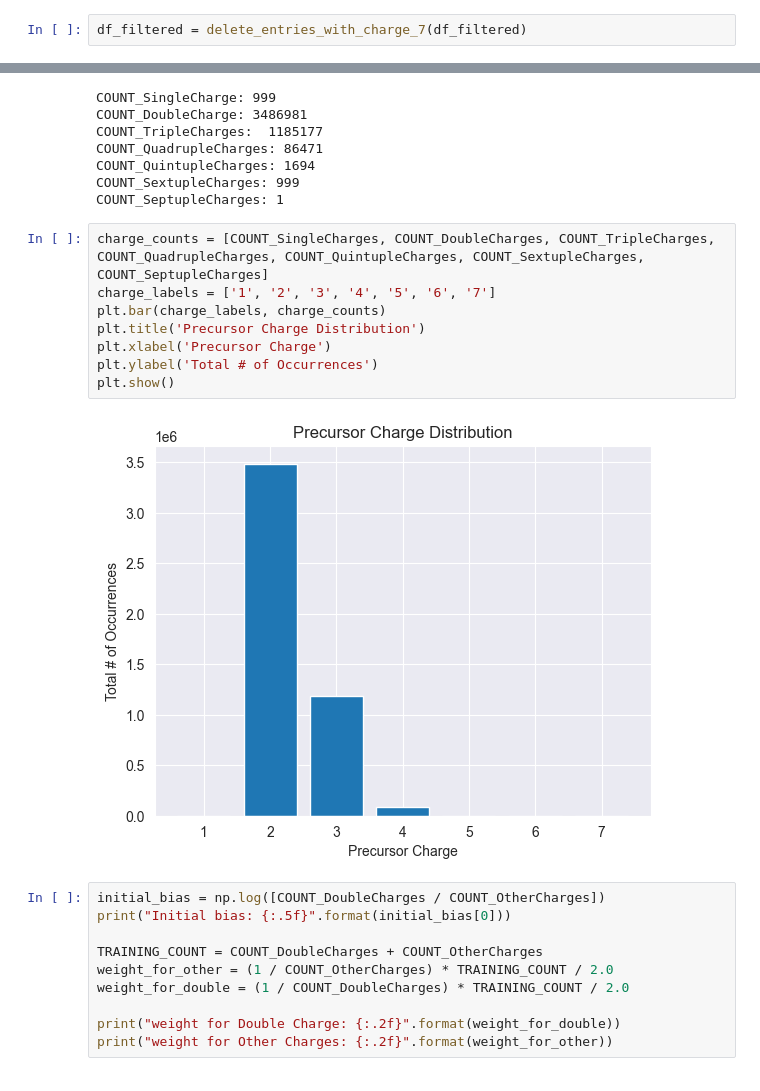
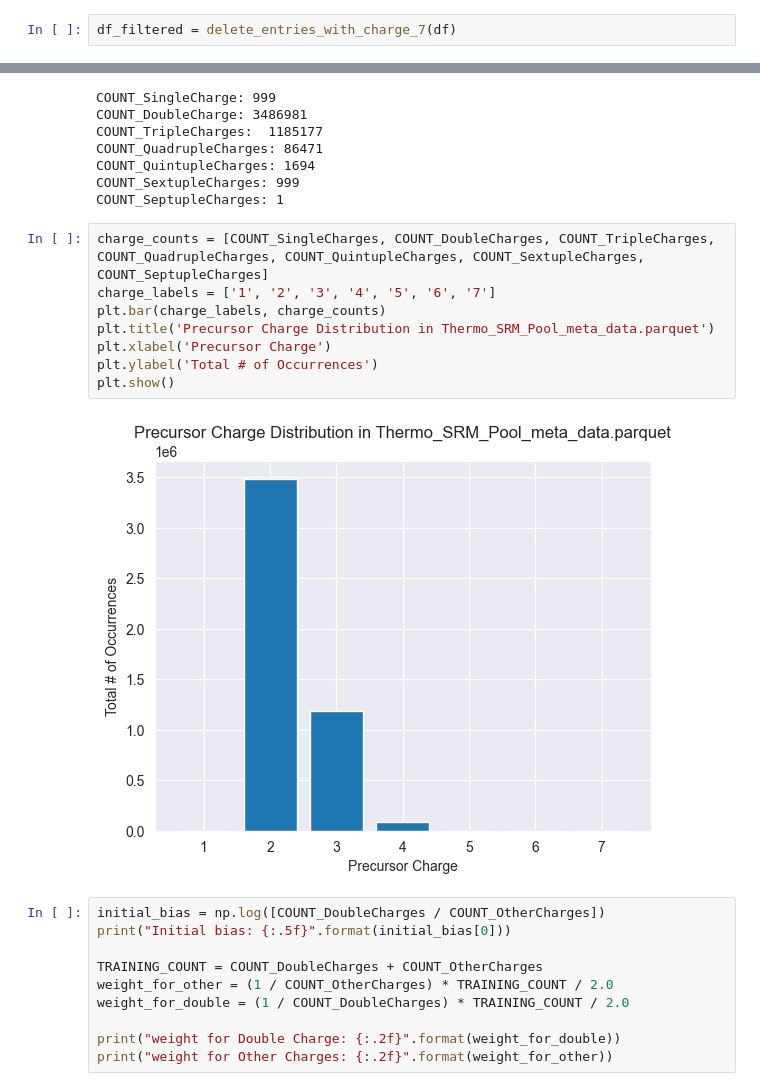
Before and after one commit to Sacesh/Masterpraktikum, a Jupyter notebook: precursor_charge_prediction.ipynb, the cells around one changed output, grey strips where cells are left out. Saved outputs shown, nothing was run; the diff lists cells and outputs as text.

```diff
--- a/precursor_charge_prediction.ipynb
+++ b/precursor_charge_prediction.ipynb
@@ -135,7 +135,7 @@ def delete_entries_with_charge_7(dataframe):
 
     return filtered_df
 # %%
-df_filtered = delete_entries_with_charge_7(df_filtered)
+df_filtered = delete_entries_with_charge_7(df)
 # %%
 print(len(df_filtered))
 # %% [output]
@@ -509,13 +509,13 @@ COUNT_SeptupleCharges: 1
 # %%
 charge_counts = [COUNT_SingleCharges, COUNT_DoubleCharges, COUNT_TripleCharges, COUNT_QuadrupleCharges, COUNT_QuintupleCharges, COUNT_SextupleCharges, COUNT_SeptupleCharges]
 charge_labels = ['1', '2', '3', '4', '5', '6', '7']
 plt.bar(charge_labels, charge_counts)
-plt.title('Precursor Charge Distribution')
+plt.title('Precursor Charge Distribution in Thermo_SRM_Pool_meta_data.parquet')
 plt.xlabel('Precursor Charge')
 plt.ylabel('Total # of Occurrences')
 plt.show()
 # %% [output]
-[figure, old version]
+[figure, new version]
 # %%
 initial_bias = np.log([COUNT_DoubleCharges / COUNT_OtherCharges])
 print("Initial bias: {:.5f}".format(initial_bias[0]))
```
Also changed, not shown: parts of 1 cell of this notebook, 3 other files.
